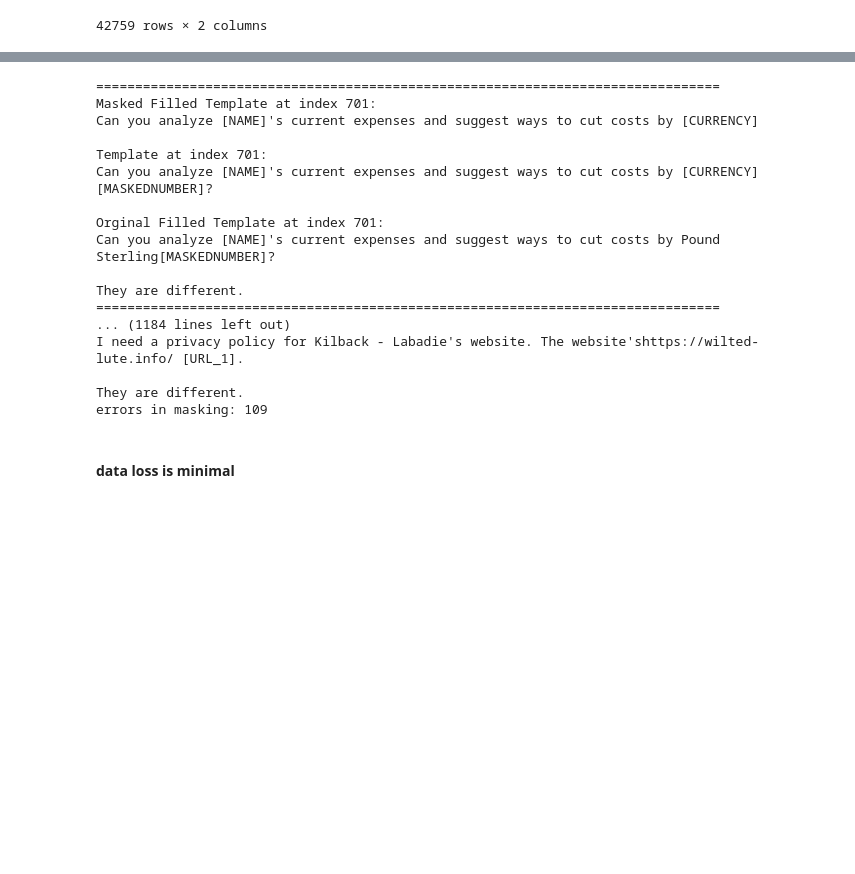
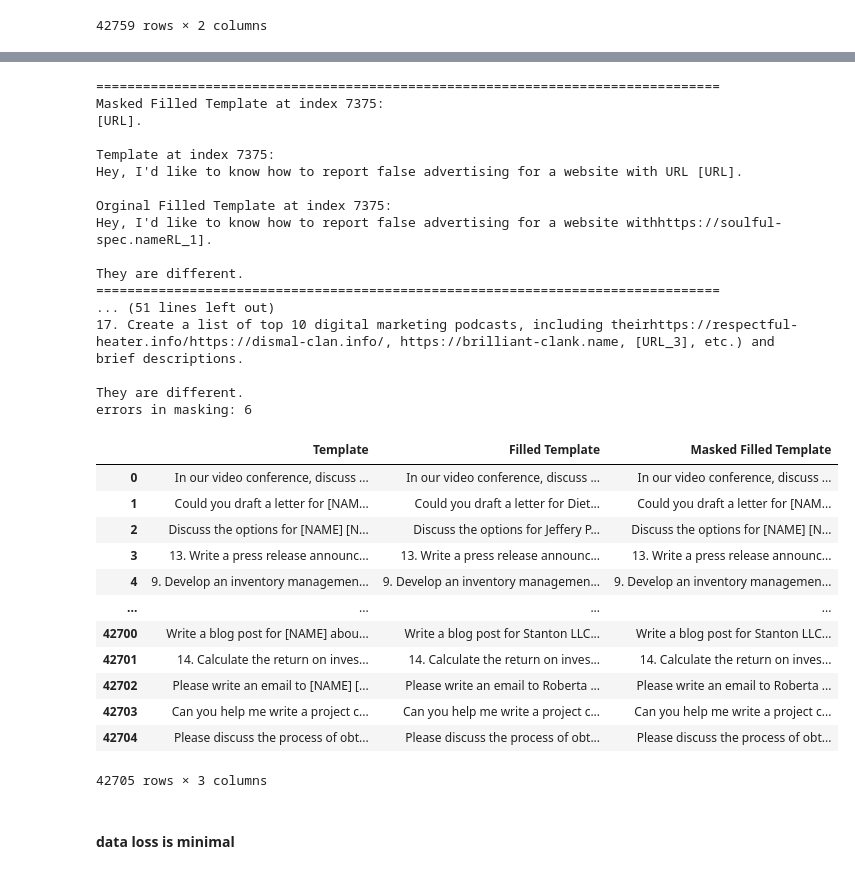
Before and after one commit to MorrisSimons/SCH_PII_masking_Advanced_ML, a Jupyter notebook: main.ipynb, the cells around one changed output, grey strips where cells are left out. Cells and saved outputs as stored; diff of their text form; code cells hidden in the pictures; blank space fills up the shorter version.

```diff
--- a/main.ipynb
+++ b/main.ipynb
@@ -599,8 +618,8 @@ df_full.head()
 # Compare the two strings
 counter = 0
 for i in range(len(aws_prepping)):
-    masked = df_full["Masked Filled Template"][i]
-    template = df_full["Template"][i]
+    masked = aws_prepping["Masked Filled Template"][i]
+    template = aws_prepping["Template"][i]
 
     # Check if they are equal
     if masked != template:
@@ -610,29 +629,45 @@ for i in range(len(aws_prepping)):
         print(f"\nTemplate at index {i}:")
         print(template)
         print(f"\nOrginal Filled Template at index {i}:")
-        print(df_full["Filled Template"][i])
+        print(aws_prepping["Filled Template"][i])
         print("\nThey are different.")
         counter += 1
 
 print(f"errors in masking: {counter}")
 # %% [output]
 ================================================================================
-Masked Filled Template at index 701:
-Can you analyze [NAME]'s current expenses and suggest ways to cut costs by [CURRENCY]
+Masked Filled Template at index 7375:
+[URL].
 
-Template at index 701:
-Can you analyze [NAME]'s current expenses and suggest ways to cut costs by [CURRENCY][MASKEDNUMBER]?
+Template at index 7375:
+Hey, I'd like to know how to report false advertising for a website with URL [URL].
 
-Orginal Filled Template at index 701:
-Can you analyze [NAME]'s current expenses and suggest ways to cut costs by Pound Sterling[MASKEDNUMBER]?
+Orginal Filled Template at index 7375:
+Hey, I'd like to know how to report false advertising for a website withhttps://soulful-spec.nameRL_1].
 
 They are different.
 ================================================================================
-... (1184 lines left out)
-I need a privacy policy for Kilback - Labadie's website. The website'shttps://wilted-lute.info/ [URL_1].
+... (51 lines left out)
+17. Create a list of top 10 digital marketing podcasts, including theirhttps://respectful-heater.info/https://dismal-clan.info/, https://brilliant-clank.name, [URL_3], etc.) and brief descriptions.
 
 They are different.
-errors in masking: 109
+errors in masking: 6
+# %%
+aws_prepping
+# %% [output]
+|  | Template | Filled Template | Masked Filled Template |
+| 0 | In our video conference, discuss ... | In our video conference, discuss ... | In our video conference, discuss ... |
+| 1 | Could you draft a letter for [NAM... | Could you draft a letter for Diet... | Could you draft a letter for [NAM... |
+| 2 | Discuss the options for [NAME] [N... | Discuss the options for Jeffery P... | Discuss the options for [NAME] [N... |
+| 3 | 13. Write a press release announc... | 13. Write a press release announc... | 13. Write a press release announc... |
+| 4 | 9. Develop an inventory managemen... | 9. Develop an inventory managemen... | 9. Develop an inventory managemen... |
+| ... | ... | ... | ... |
+| 42700 | Write a blog post for [NAME] abou... | Write a blog post for Stanton LLC... | Write a blog post for Stanton LLC... |
+| 42701 | 14. Calculate the return on inves... | 14. Calculate the return on inves... | 14. Calculate the return on inves... |
+| 42702 | Please write an email to [NAME] [... | Please write an email to Roberta ... | Please write an email to Roberta ... |
+| 42703 | Can you help me write a project c... | Can you help me write a project c... | Can you help me write a project c... |
+| 42704 | Please discuss the process of obt... | Please discuss the process of obt... | Please discuss the process of obt... |
+42705 rows × 3 columns
 # %% [markdown]
 #### data loss is minimal
 # %%
```
Also changed, not shown: parts of 15 cells of this notebook, 2 other files.
